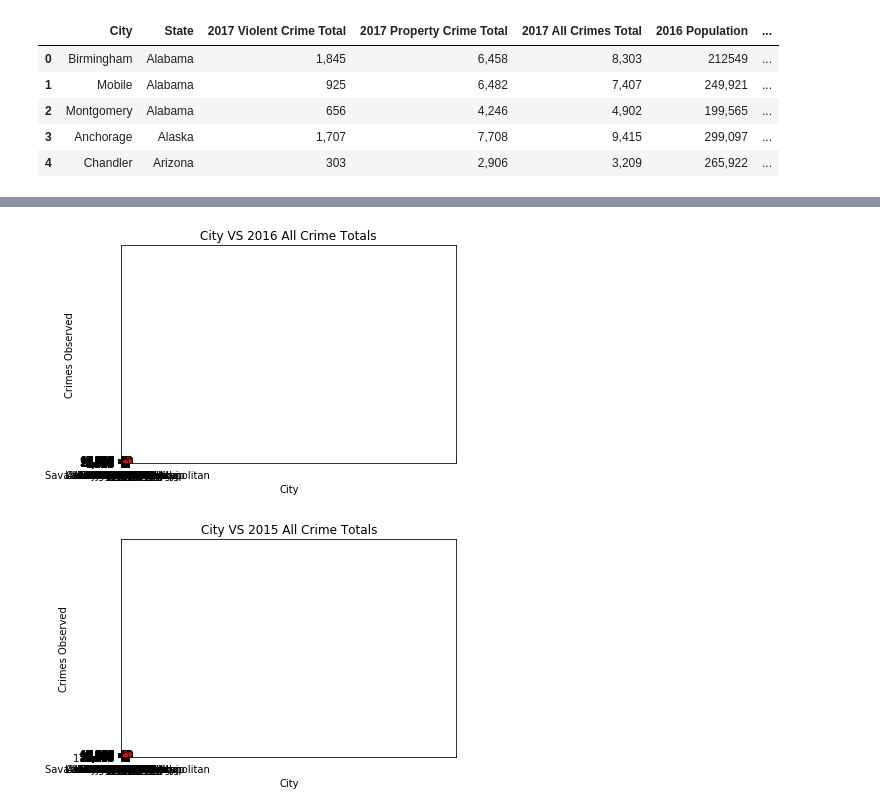
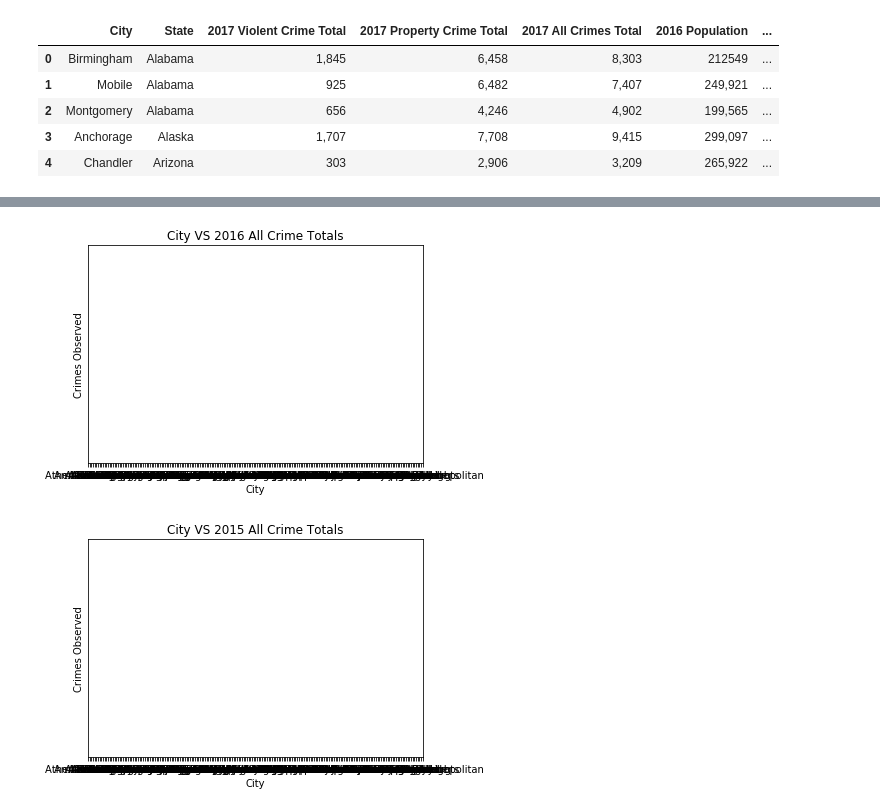
Before and after one commit to APK500/project-one, a Jupyter notebook: CRIME_Data.ipynb, the cells around one changed output, grey strips where cells are left out. Drawn from its saved outputs; the diff is of its cells as text; code cells hidden in the pictures.

```diff
--- a/CRIME_Data.ipynb
+++ b/CRIME_Data.ipynb
@@ -59,25 +59,25 @@ plt.show()
 # %%
 #  WOW-- THAT sure didn't work. Let's try it again for 2016 and see what happens...
 
 
 plt.scatter(crime_data_df['City'], crime_data_df['2016 All Crimes Total'], marker="o", facecolors="red", edgecolors="black")
 
 # Set the upper and lower limits of our y axis
-plt.ylim(50,10000)
+plt.ylim(2000,10000)
 
 # Set the upper and lower limits of our x axis
-plt.xlim(0,10000)
+plt.xlim(0,200)
 
 # Create a title, x label, and y label for our chart
 plt.title("City VS 2016 All Crime Totals")
 plt.xlabel("City")
 plt.ylabel("Crimes Observed")
 
 # Save an image of the chart and print to screen
 plt.savefig("Crime Totals 2016.png")
 plt.show()
 # %% [output]
-[figure, old version]
+[figure, new version]
 # %%
 #  Maybe "Three's The Charm" ??????
 
@@ -86,10 +86,10 @@ plt.show()
 plt.scatter(crime_data_df['City'], crime_data_df['2015 All Crimes Total'], marker="o", facecolors="red", edgecolors="black")
 
 # Set the upper and lower limits of our y axis
-plt.ylim(50,10000)
+plt.ylim(2000,10000)
 
 # Set the upper and lower limits of our x axis
-plt.xlim(0,10000)
+plt.xlim(0,200)
 
 # Create a title, x label, and y label for our chart
 plt.title("City VS 2015 All Crime Totals")
@@ -100,4 +100,4 @@ plt.ylabel("Crimes Observed")
 plt.savefig("Crime Totals 2015.png")
 plt.show()
 # %% [output]
-[figure, old version]
+[figure, new version]
```
Also changed, not shown: parts of 1 cell of this notebook, 3 other files.
